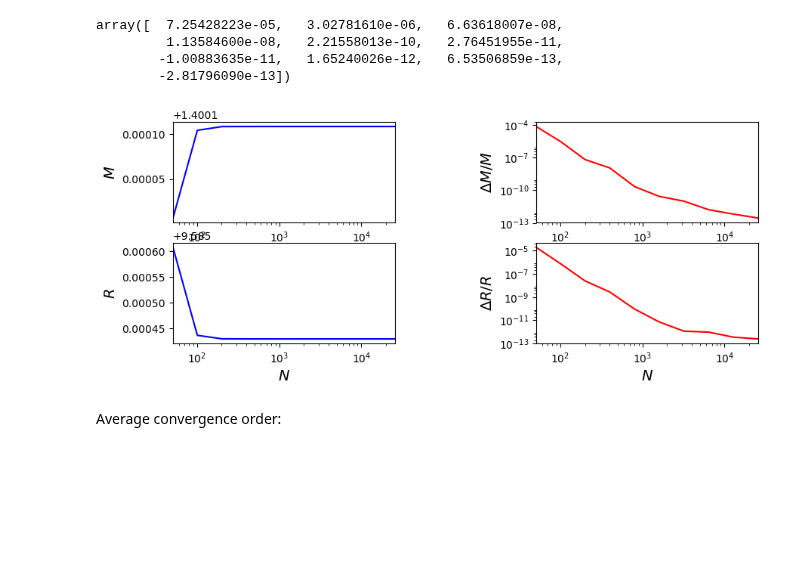
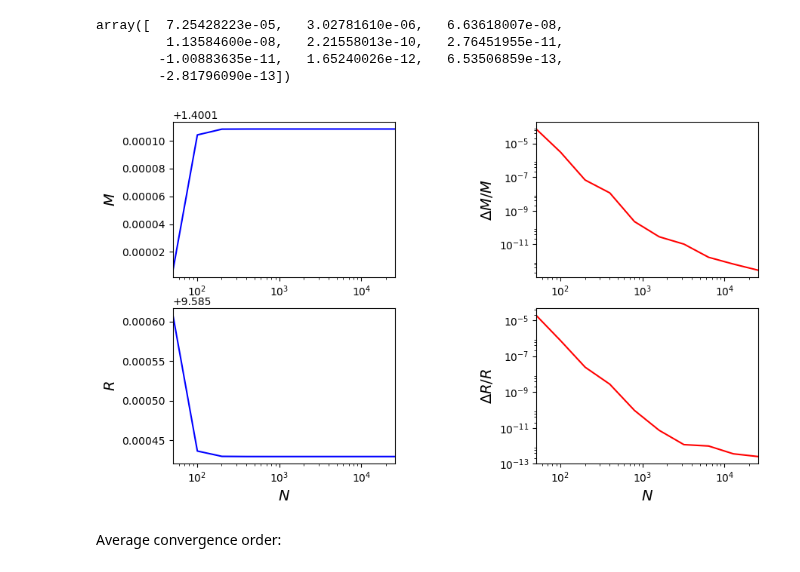
Before and after one commit to niksterg/pyTOV, a Jupyter notebook: TOV-polytropes.ipynb, the cells around one changed output. Cells and saved outputs as stored; diff of their text form; code cells hidden in the pictures; blank space fills up the shorter version.

Commit message:
Simplifying import - enlarging convergence graphs

```diff
--- a/TOV-polytropes.ipynb
+++ b/TOV-polytropes.ipynb
@@ -461,38 +459,38 @@ array([  7.25428223e-05,   3.02781610e-06,   6.63618007e-08,
         -2.81796090e-13])
 # %%
 fig = plt.figure(figsize=(10, 6))
-ax1 = plt.subplot2grid((3, 5), (0, 0), colspan=2)
-ax2 = plt.subplot2grid((3, 5), (1, 0), colspan=2)
-ax3 = plt.subplot2grid((3, 5), (0, 3), colspan=2)
-ax4 = plt.subplot2grid((3, 5), (1, 3), colspan=2)
+ax1 = plt.subplot2grid((2, 5), (0, 0), colspan=2)
+ax2 = plt.subplot2grid((2, 5), (1, 0), colspan=2)
+ax3 = plt.subplot2grid((2, 5), (0, 3), colspan=2)
+ax4 = plt.subplot2grid((2, 5), (1, 3), colspan=2)
 
 ax1.plot(Npoints, Mpoints, 'b')
 ax1.set_xscale("log")
 ax1.set_ylabel('$M$', fontsize=14)
 ax1.set_xlim((0,Npoints[Nconv-1]))
 
 ax2.plot(Npoints, Rpoints, 'b')
 ax2.set_xscale("log")
 ax2.set_ylabel('$R$', fontsize=14)
 ax2.set_xlim((0,Npoints[Nconv-1]))
 ax2.set_xlabel('$N$', fontsize=14)
 
 ax3.plot(Ndiffpoints, Mdiffpoints_abs, 'r')
 ax3.set_xscale("log")
 ax3.set_yscale("log")
 ax3.set_ylabel('$\Delta M / M$', fontsize=14)
 ax3.set_xlim((0,Npoints[Nconv-1]))
 
 ax4.plot(Ndiffpoints, Rdiffpoints_abs, 'r')
 ax4.set_xscale("log")
 ax4.set_yscale("log")
 ax4.set_ylabel('$\Delta R / R$', fontsize=14)
 ax4.set_xlim((0,Npoints[Nconv-1]))
 ax4.set_xlabel('$N$', fontsize=14)
 
 plt.show()
 # %% [output]
-[figure, old version]
+[figure, new version]
 # %% [markdown]
 Average convergence order:
 # %%
```
Also changed, not shown: parts of 1 cell of this notebook.
